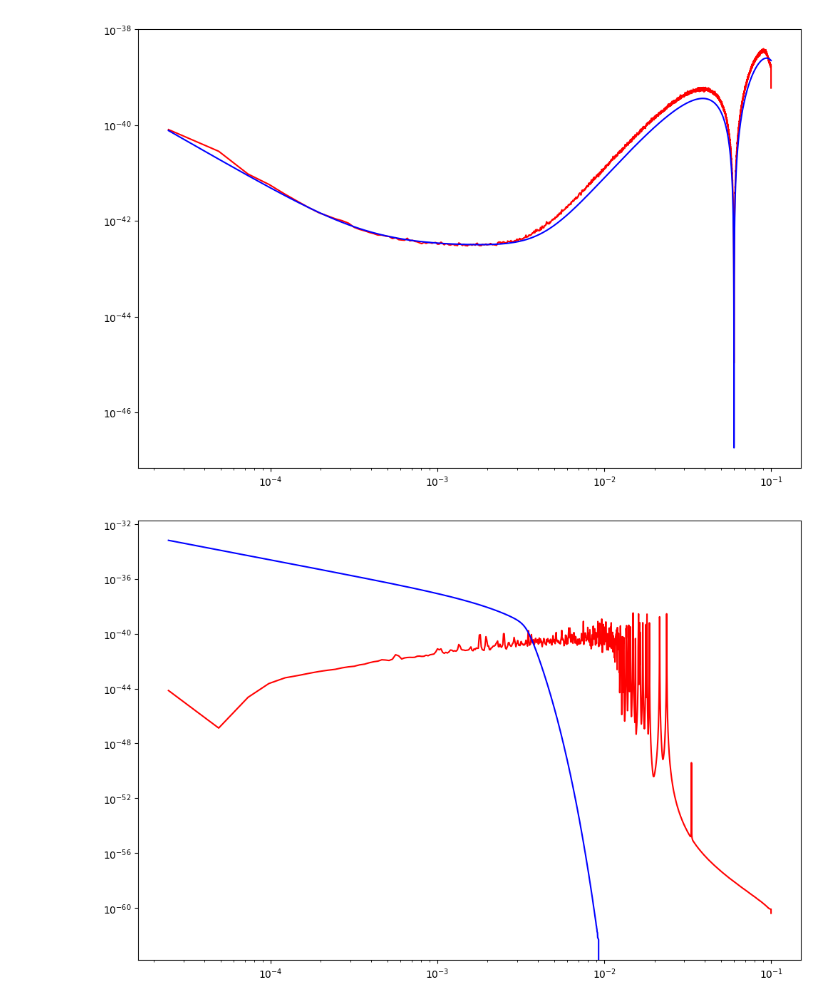
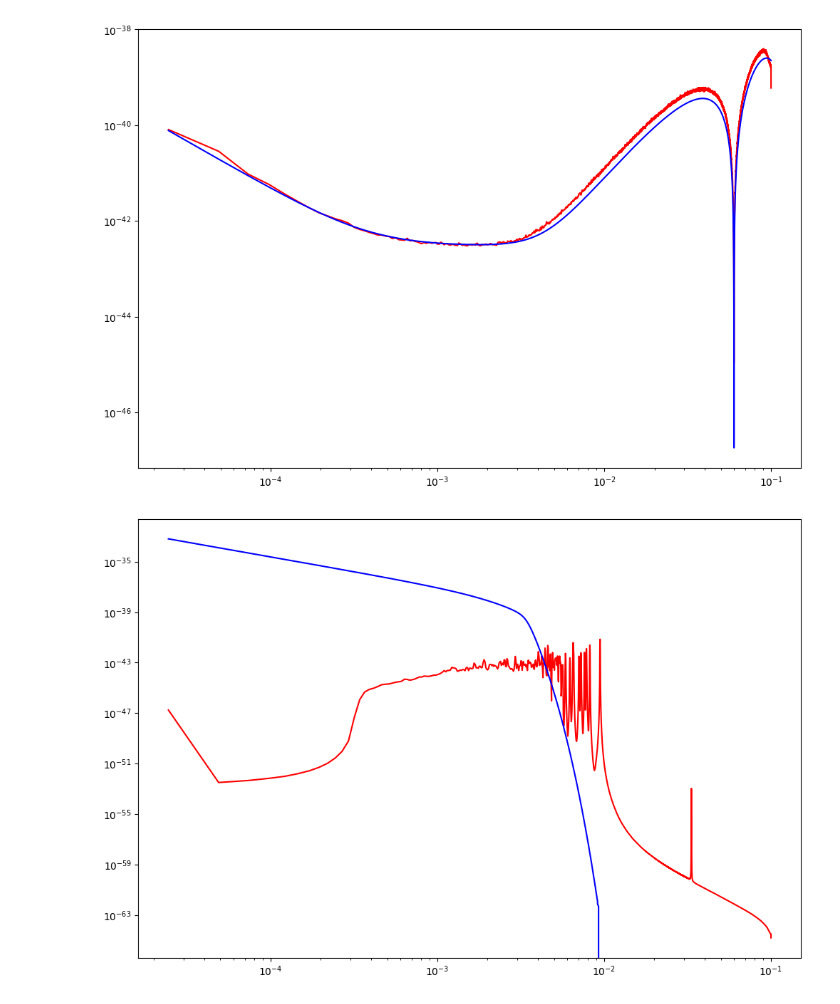
Before and after one commit to jiulipu123/For-Li_wt, a Jupyter notebook: noise_model.ipynb, the cells around one changed output. Saved outputs shown, nothing was run; the diff lists cells and outputs as text; code cells hidden in the pictures.

```diff
--- a/noise_model.ipynb
+++ b/noise_model.ipynb
@@ -52,15 +52,6 @@ def calculate_data_noise(obs_data,sky_signals):
     instrument_noise_t=obs_data['obs_X']-total_sky_signal_X
     return instrument_noise_t
 
-def calculate_galactic_confusion_noise(file_path):
-    with h5py.File(file_path,'r') as f:
-        dgb_tdi=f['sky/dgb/tdi'][:]
-        dgb_tdi_X=dgb_tdi['X'].flatten()
-        igb_tdi=f['sky/igb/tdi'][:]
-        igb_tdi_X=igb_tdi['X'].flatten()
-        galactic_confusion=dgb_tdi_X+igb_tdi_X
-    return galactic_confusion
-
 def calculate_noise_psd(obs_data,noise):
     fs=1/obs_data['obs_dt']
     nperseg=8192
@@ -157,14 +148,20 @@ plt.show()
 [figure]
 # %%
 #考虑银河系内混淆噪声
+def calculate_galactic_confusion_noise(file_path):
+    with h5py.File(file_path,'r') as f:
+        igb_tdi=f['sky/igb/tdi'][:]
+        igb_tdi_X=igb_tdi['X'].flatten()
+    return igb_tdi_X
+
 galatic_noise=calculate_galactic_confusion_noise(file_path)
 freqs,gala_S_n_data=calculate_noise_psd(obs_data,noise=galatic_noise)
 
 gala_S_n=noise_model.calculate_galactic_confusion_noise(f=pos_freqs)
 gala_S_n_data_pos=gala_S_n_data[mask]
 plt.figure(figsize=(12,8))
 plt.loglog(pos_freqs,gala_S_n_data_pos,'r')
 plt.loglog(pos_freqs,gala_S_n,'b')
 plt.show()
 # %% [output]
-[figure, old version]
+[figure, new version]
```
